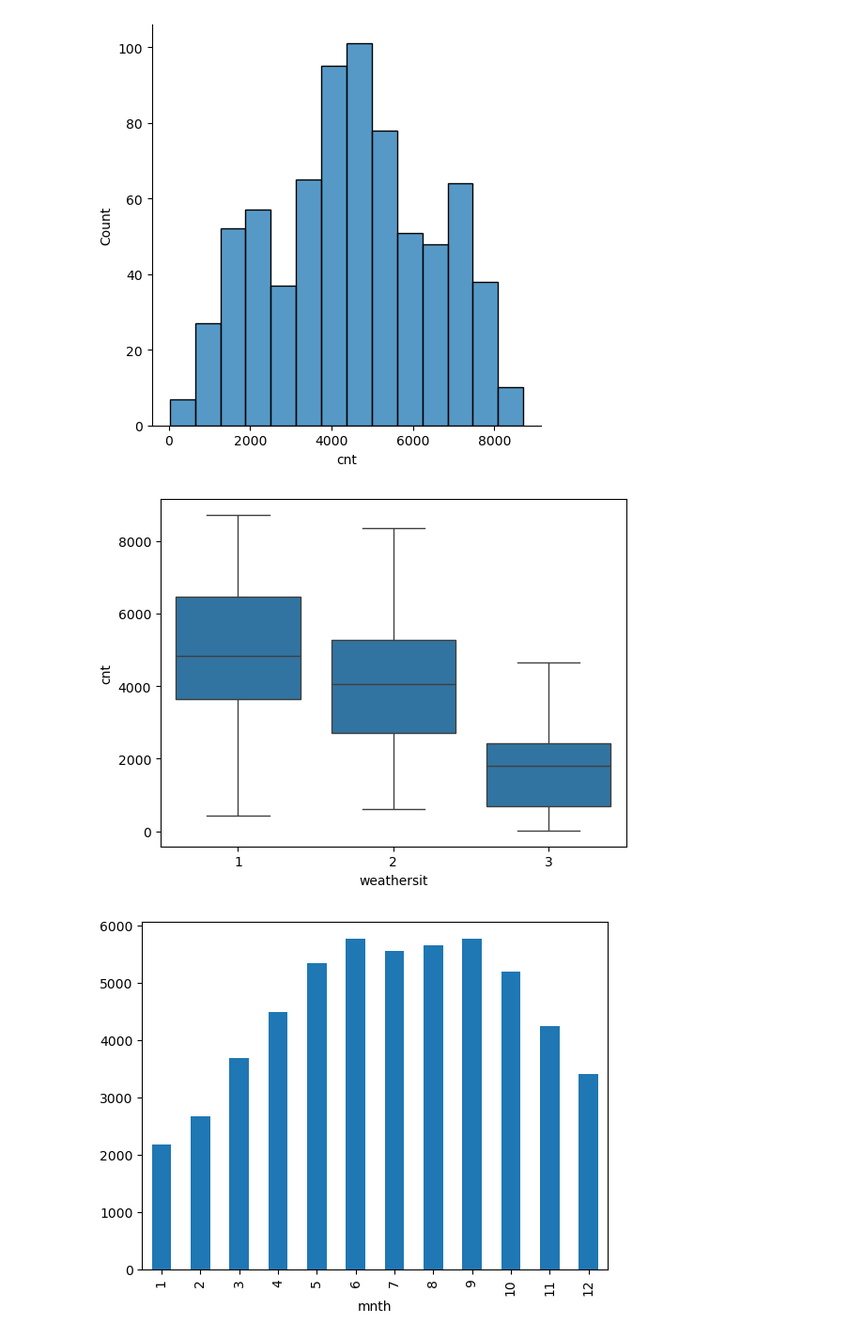
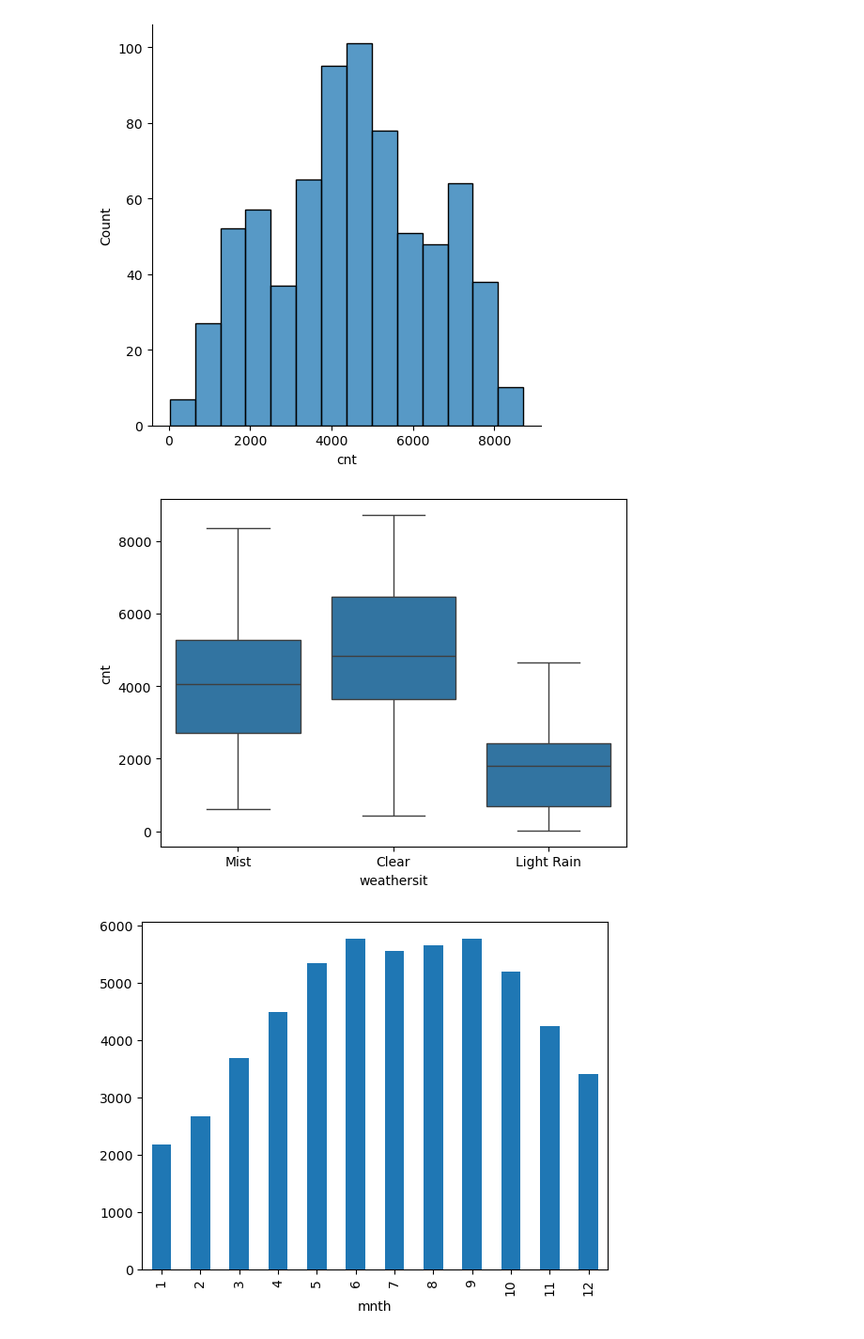
Before and after one commit to maheshh22/BikeRent_CaseStudy, a Jupyter notebook: bike_rental.ipynb, the cells around one changed output. Shown at 94% size. Saved outputs shown, nothing was run; the diff lists cells and outputs as text; code cells hidden in the pictures.

```diff
--- a/bike_rental.ipynb
+++ b/bike_rental.ipynb
@@ -100,12 +97,19 @@ sns.displot(bike_data['cnt'])
 plt.show()
 # %% [output]
 [figure]
-# %%
-#plot distribution of weather situation
-sns.boxplot(x=bike_data['weathersit'], y=bike_data['cnt'])
-plt.show()
-# %% [output]
-[figure, removed]
+# %%
+# converting weather situation to its meaning for better understanding
+bike_data['weathersit'] = bike_data['weathersit'].map({1: 'Clear', 2: 'Mist', 3: 'Light Rain', 4: 'Heavy Rain'})
+
+
+#plot distribution of weather situation
+sns.boxplot(x=bike_data['weathersit'], y=bike_data['cnt'])
+plt.show()
+
+#convert weather situation back to its original values
+bike_data['weathersit'] = bike_data['weathersit'].map({'Clear': 1, 'Mist': 2, 'Light Rain': 3, 'Heavy Rain': 4})
+# %% [output]
+[figure, added]
 # %%
 bike_data.groupby('mnth')['cnt'].mean().plot(kind='bar')
 plt.show()
```
Also changed, not shown: parts of 26 cells of this notebook.
